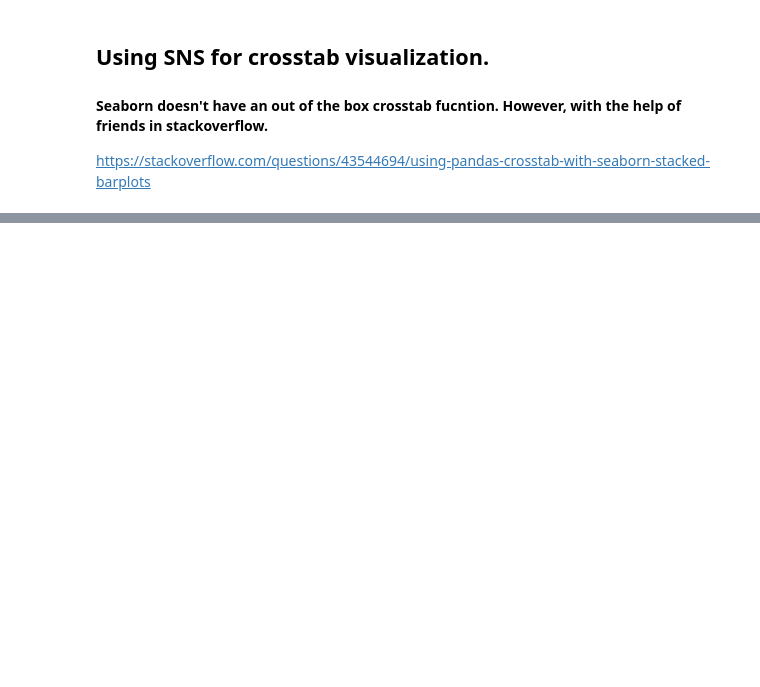
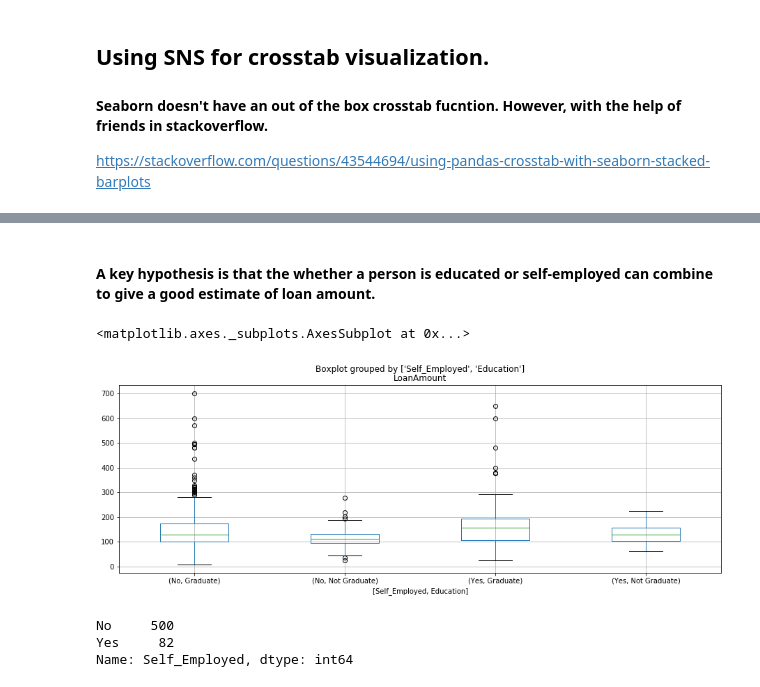
Before and after one commit to deepakjoseph08/AV_DATASCIENCE, a Jupyter notebook: 1_Month/pandas/1_AV_GUIDE_MONTH_1.ipynb, the cells around one changed output, grey strips where cells are left out. Drawn from its saved outputs; the diff is of its cells as text; code cells hidden in the pictures; blank space fills up the shorter version.

```diff
--- a/1_Month/pandas/1_AV_GUIDE_MONTH_1.ipynb
+++ b/1_Month/pandas/1_AV_GUIDE_MONTH_1.ipynb
@@ -163,0 +208,13 @@ sns.barplot(x=stacked.Credit_History, y=stacked.Count_of_loan_sanctioned, hue=st
+# %% [markdown]
+#### A key hypothesis is that the whether a person is educated or self-employed can combine to give a good estimate of loan amount.
+# %%
+df.boxplot(column='LoanAmount', by = ['Self_Employed','Education'],figsize=(15,5))
+# %% [output]
+<matplotlib.axes._subplots.AxesSubplot at 0x...>
+[figure, added]
+# %%
+df['Self_Employed'].value_counts()
+# %% [output]
+No     500
+Yes     82
+Name: Self_Employed, dtype: int64
```
Also changed, not shown: parts of 30 cells of this notebook, 3 other files.
